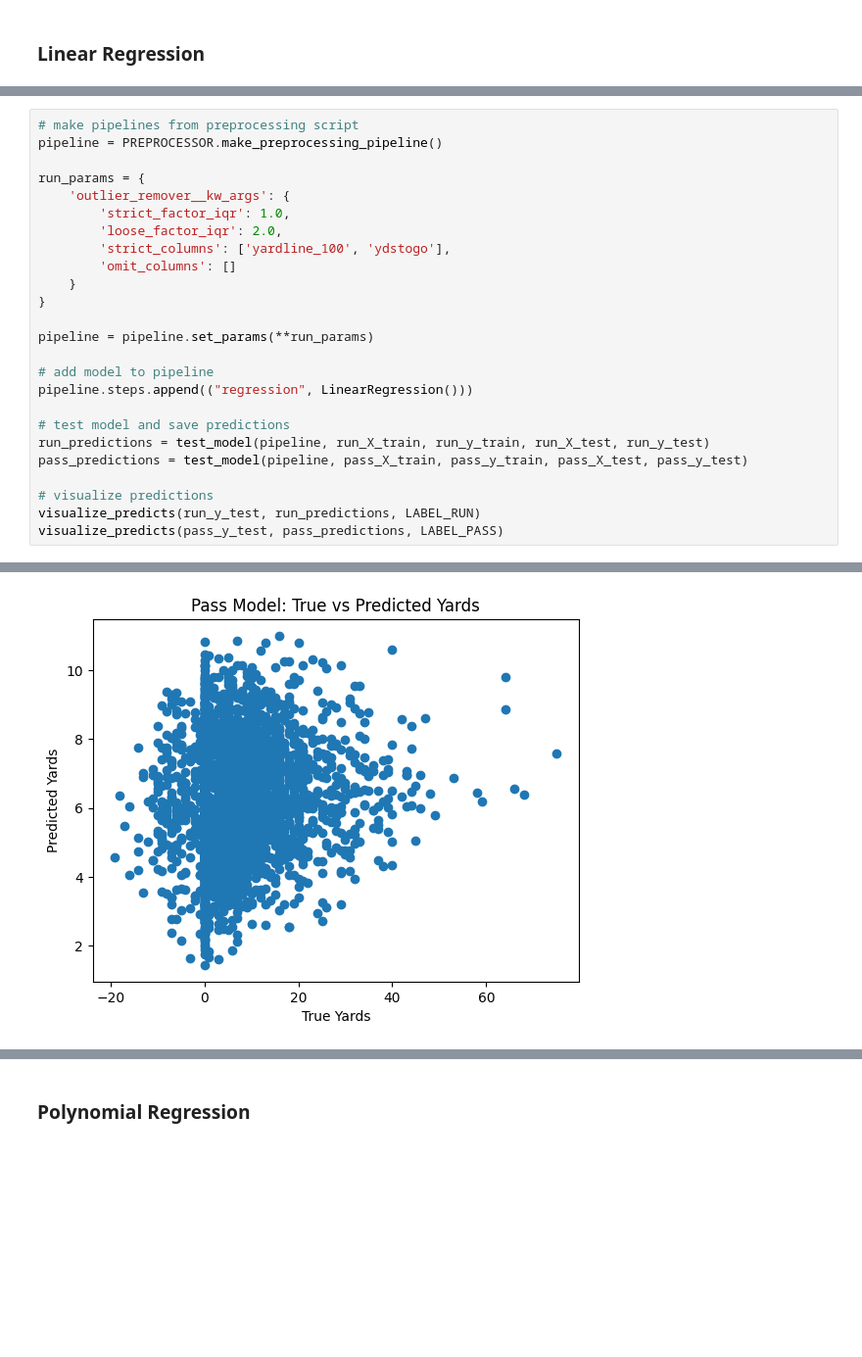
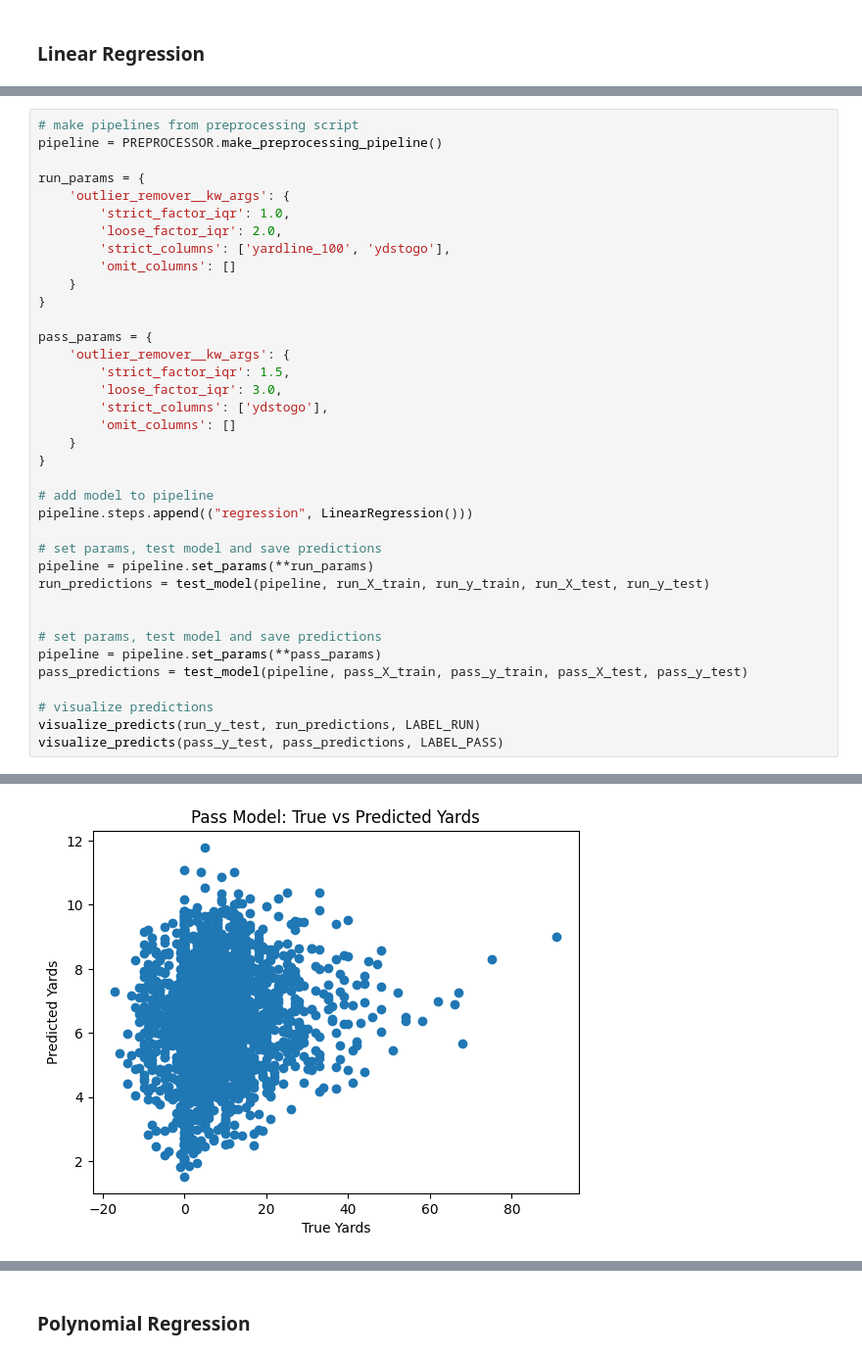
Before and after one commit to MatthiasBiermanns/NFL_play_prediction, a Jupyter notebook: modelNew.ipynb, the cells around one changed output, grey strips where cells are left out. Shown at 98% size. Drawn from its saved outputs; the diff is of its cells as text; blank space fills up the shorter version.

```diff
--- a/modelNew.ipynb
+++ b/modelNew.ipynb
@@ -276,13 +276,25 @@ run_params = {
     }
 }
 
-pipeline = pipeline.set_params(**run_params)
+pass_params = {
+    'outlier_remover__kw_args': {
+        'strict_factor_iqr': 1.5,
+        'loose_factor_iqr': 3.0,
+        'strict_columns': ['ydstogo'],
+        'omit_columns': []
+    }
+}
 
 # add model to pipeline
 pipeline.steps.append(("regression", LinearRegression()))
 
-# test model and save predictions
+# set params, test model and save predictions
+pipeline = pipeline.set_params(**run_params)
 run_predictions = test_model(pipeline, run_X_train, run_y_train, run_X_test, run_y_test)
+
+
+# set params, test model and save predictions
+pipeline = pipeline.set_params(**pass_params)
 pass_predictions = test_model(pipeline, pass_X_train, pass_y_train, pass_X_test, pass_y_test)
 
 # visualize predictions
@@ -309,4 +321,4 @@ Root Mean Squared Error: 9.448227333531383
-[figure, old version]
+[figure, new version]
 # %%
 # make pipelines from preprocessing script
 run_pipeline = PREPROCESSOR.make_preprocessing_pipeline()
```
Also changed, not shown: parts of 3 cells of this notebook, 1 other file.
